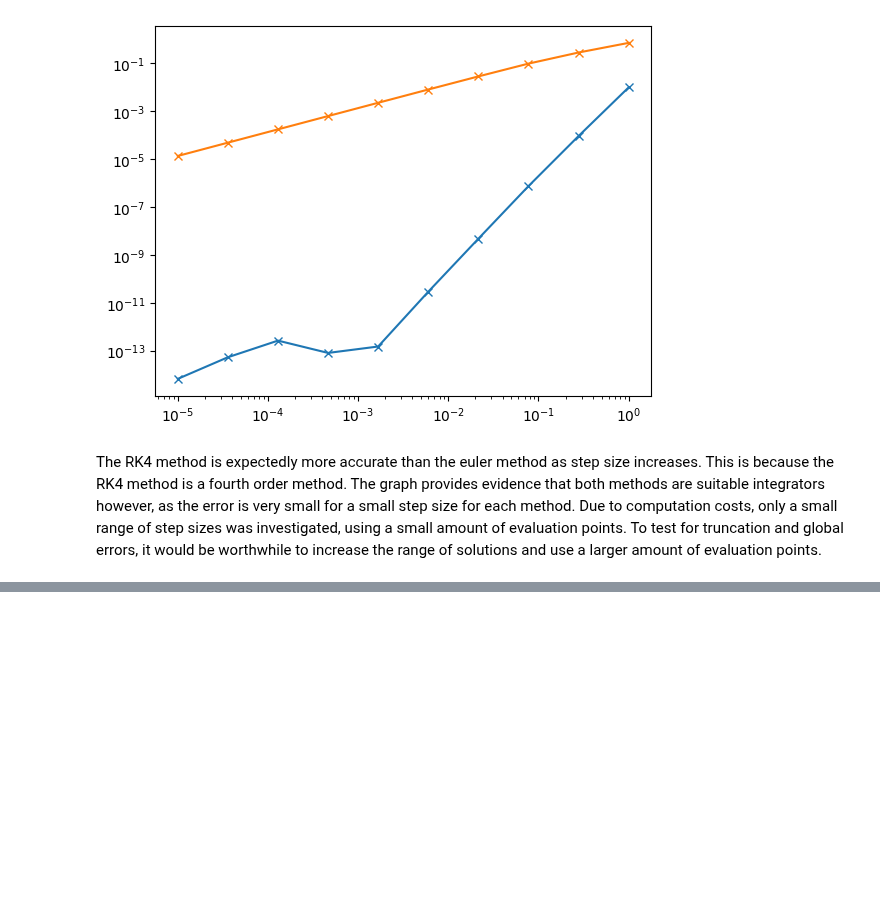
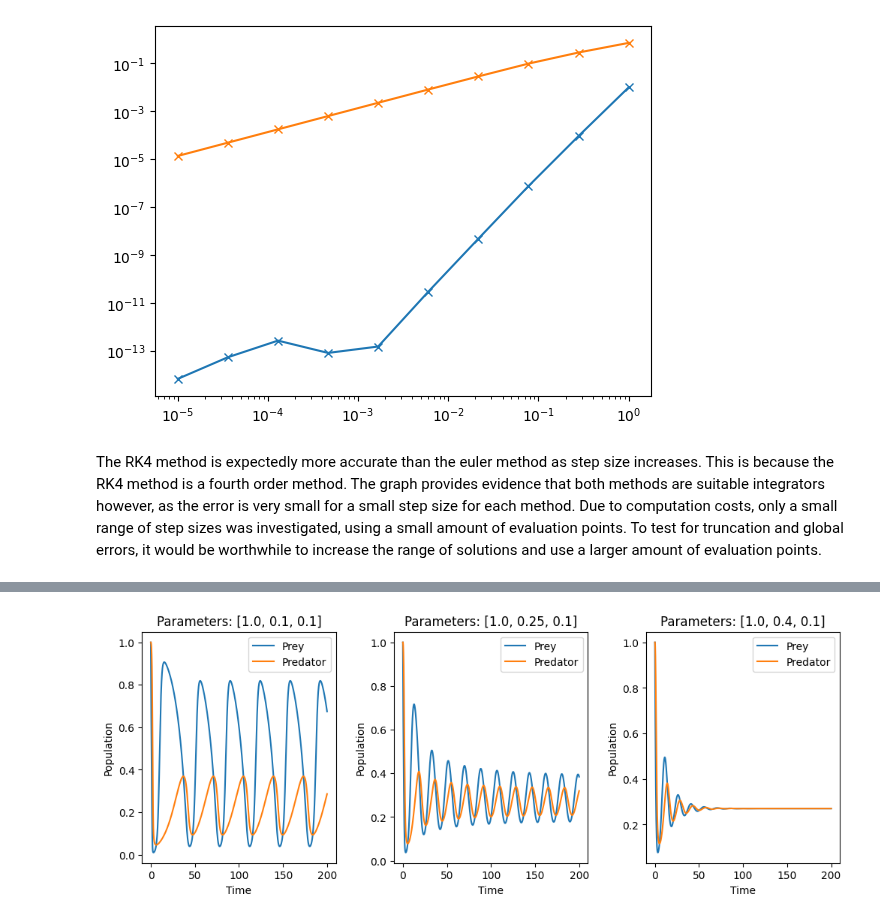
Before and after one commit to JS195/EMAT30008, a Jupyter notebook: Project_report.ipynb, the cells around one changed output, grey strips where cells are left out. Saved outputs shown, nothing was run; the diff lists cells and outputs as text; code cells hidden in the pictures; blank space fills up the shorter version.

```diff
--- a/Project_report.ipynb
+++ b/Project_report.ipynb
@@ -20,0 +66,8 @@ The RK4 method is expectedly more accurate than the euler method as step size in
+# %%
+from ODEsolver import plot_different_parameters
+from ExampleFunctions import predator_prey
+
+params = [[1.0, 0.1, 0.1], [1.0, 0.25, 0.1], [1.0, 0.4, 0.1]]
+plot_different_parameters(predator_prey, x0=[1,1], t0=0, t1=200, dt_max=0.01, params=params)
+# %% [output]
+[figure, added]
```
Also changed, not shown: parts of 18 cells of this notebook, 2 other files.
